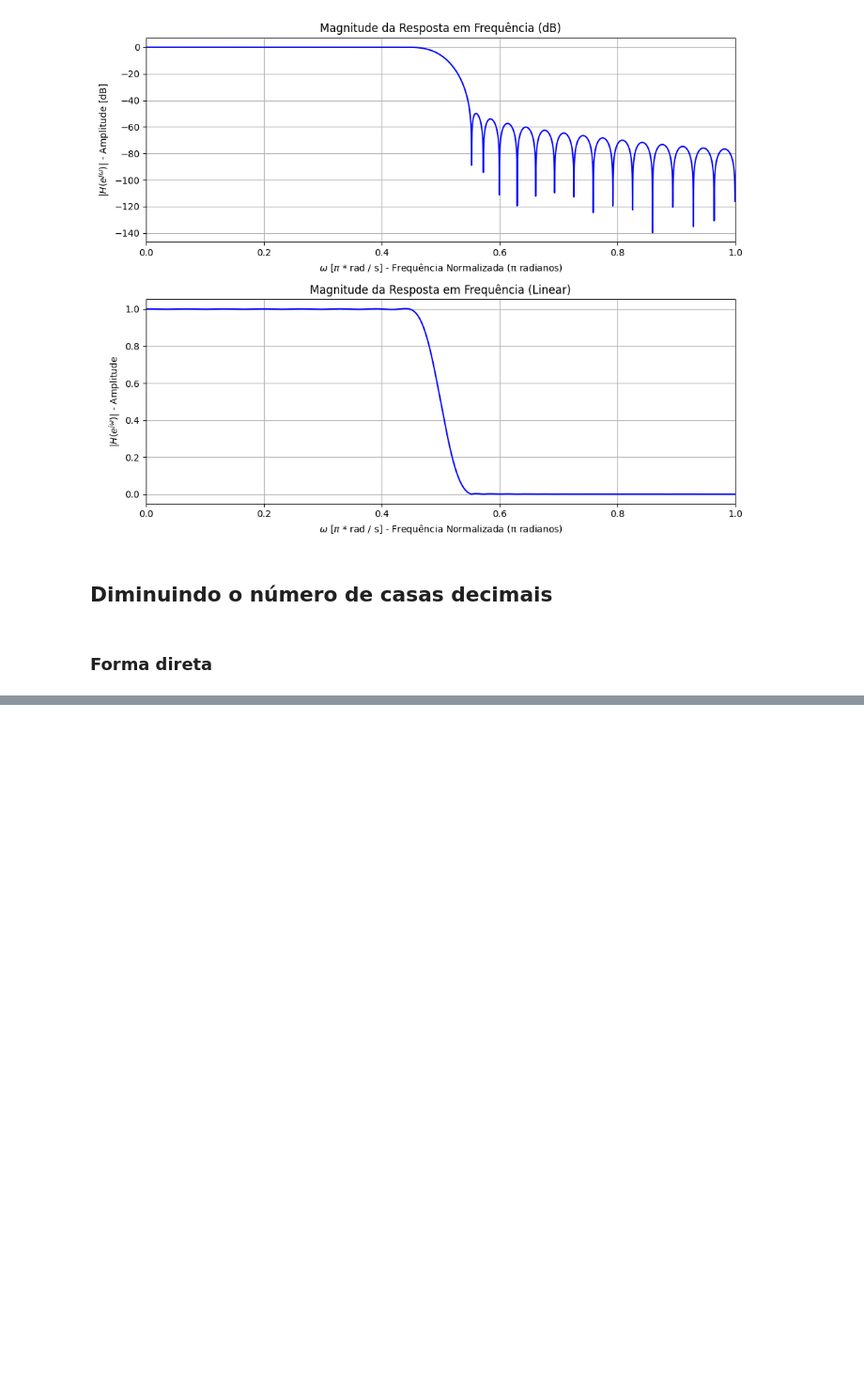
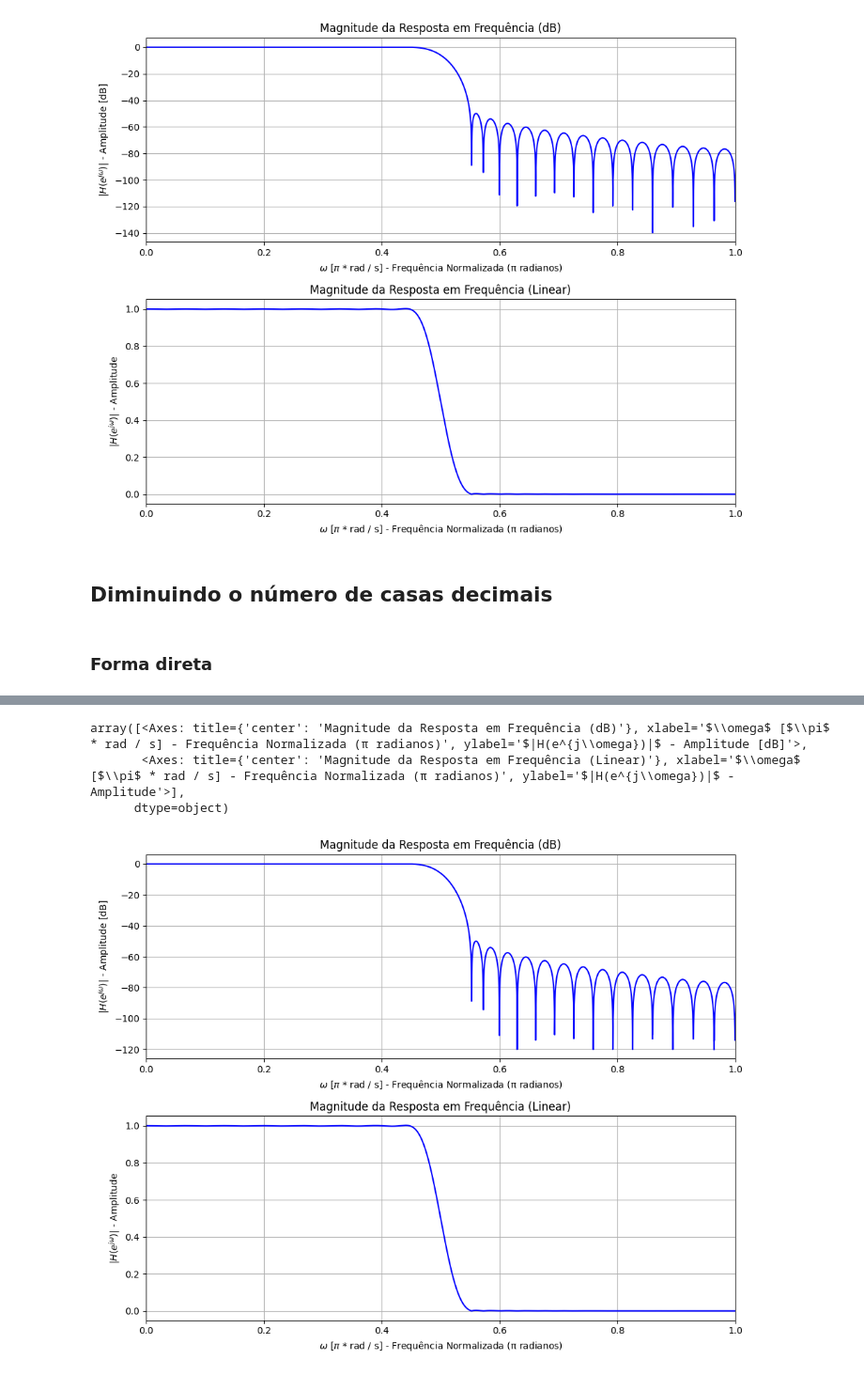
Before and after one commit to IvonLuiz/FIR_Filter_WindowMethod, a Jupyter notebook: notebook/FIR.ipynb, the cells around one changed output, grey strips where cells are left out. Shown at 94% size. Cells and saved outputs as stored; diff of their text form; code cells hidden in the pictures; blank space fills up the shorter version.

```diff
--- a/notebook/FIR.ipynb
+++ b/notebook/FIR.ipynb
@@ -361,0 +355,11 @@ plt.show()
+# %%
+n_casas = 6
+_w = np.round(w, decimals=n_casas)
+_H = np.round(H, decimals=n_casas)
+
+plot_frequency_response_direct(w, _H)
+# %% [output]
+array([<Axes: title={'center': 'Magnitude da Resposta em Frequência (dB)'}, xlabel='$\\omega$ [$\\pi$ * rad / s] - Frequência Normalizada (π radianos)', ylabel='$|H(e^{j\\omega})|$ - Amplitude [dB]'>,
+       <Axes: title={'center': 'Magnitude da Resposta em Frequência (Linear)'}, xlabel='$\\omega$ [$\\pi$ * rad / s] - Frequência Normalizada (π radianos)', ylabel='$|H(e^{j\\omega})|$ - Amplitude'>],
+      dtype=object)
+[figure, added]
```
Also changed, not shown: parts of 3 cells of this notebook.
